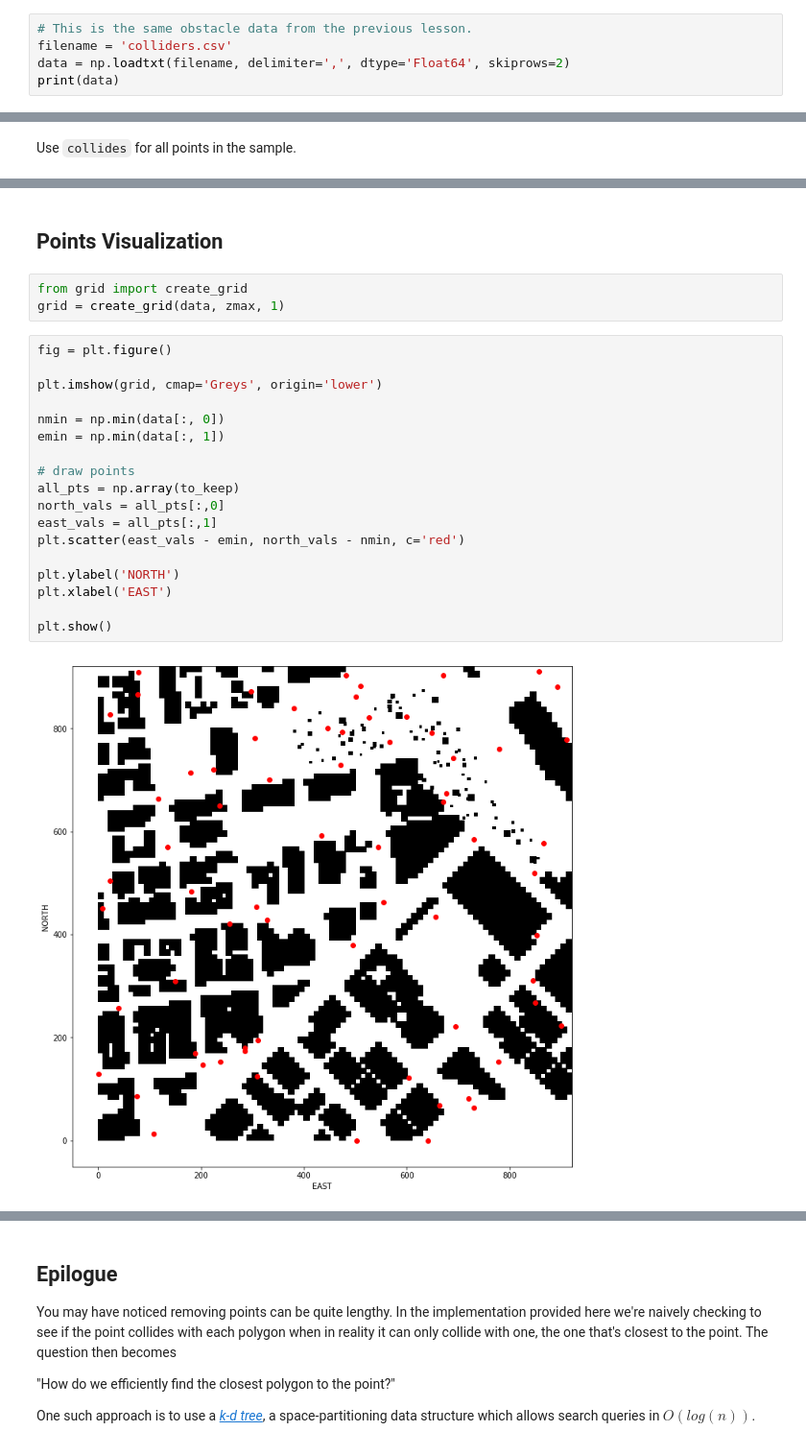
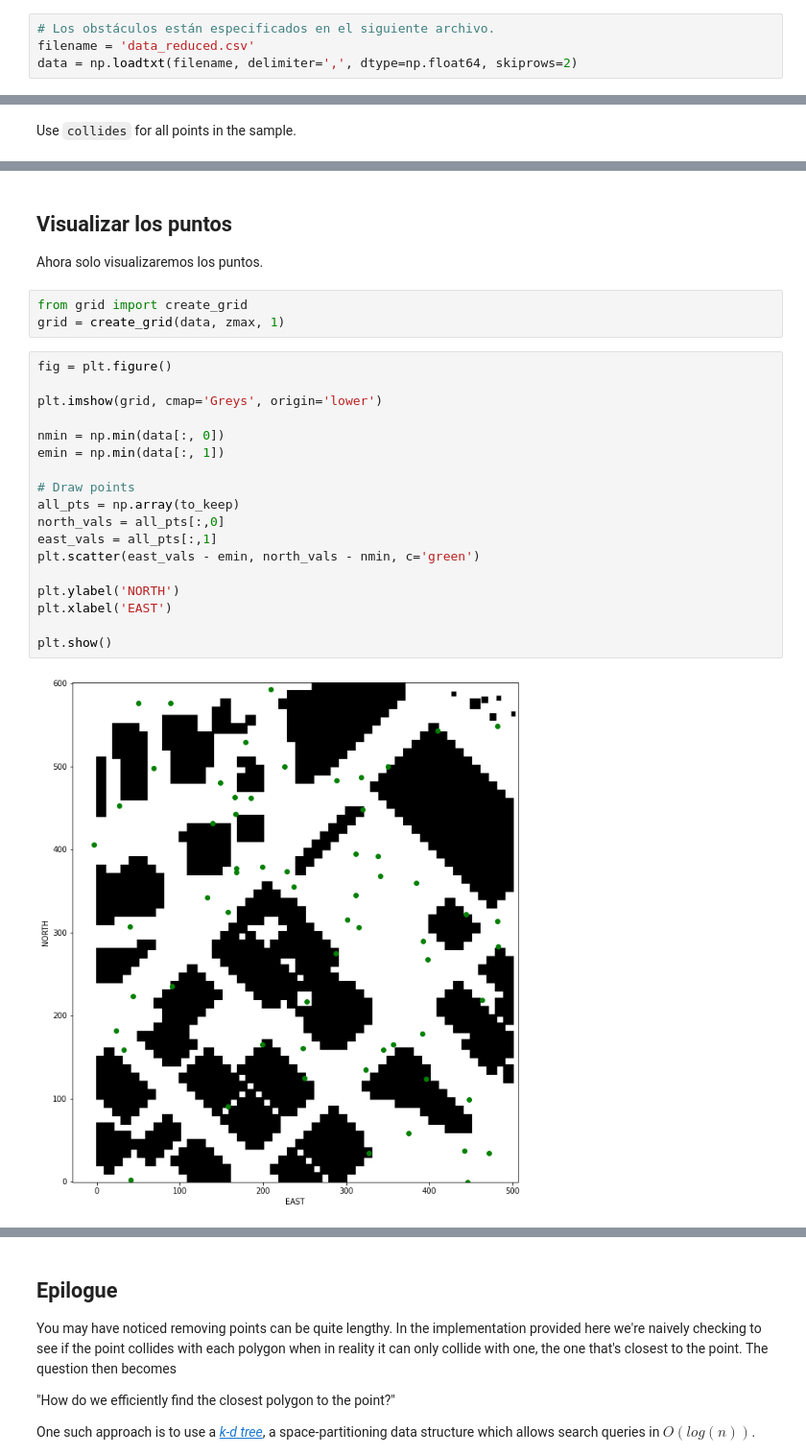
Before and after one commit to irvingvasquez/ra_programas, a Jupyter notebook: planif_basada_en_muestreo/02_random_sampling_misolucion.ipynb, the cells around one changed output, grey strips where cells are left out. Shown at 96% size. Drawn from its saved outputs; the diff is of its cells as text.

```diff
--- a/planif_basada_en_muestreo/02_random_sampling_misolucion.ipynb
+++ b/planif_basada_en_muestreo/02_random_sampling_misolucion.ipynb
@@ -22,5 +21,4 @@ plt.rcParams['figure.figsize'] = 12, 12
 # %%
-# This is the same obstacle data from the previous lesson.
-filename = 'colliders.csv'
-data = np.loadtxt(filename, delimiter=',', dtype='Float64', skiprows=2)
-print(data)
+# Los obstáculos están especificados en el siguiente archivo.
+filename = 'data_reduced.csv'
+data = np.loadtxt(filename, delimiter=',', dtype=np.float64, skiprows=2)
@@ -155,25 +141,27 @@ print(len(to_keep))
-# %% [markdown]
-## Points Visualization
+# %% [markdown]
+## Visualizar los puntos
+
+Ahora solo visualizaremos los puntos.
 # %%
 from grid import create_grid
 grid = create_grid(data, zmax, 1)
 # %%
 fig = plt.figure()
 
 plt.imshow(grid, cmap='Greys', origin='lower')
 
 nmin = np.min(data[:, 0])
 emin = np.min(data[:, 1])
 
-# draw points
+# Draw points
 all_pts = np.array(to_keep)
 north_vals = all_pts[:,0]
 east_vals = all_pts[:,1]
-plt.scatter(east_vals - emin, north_vals - nmin, c='red')
+plt.scatter(east_vals - emin, north_vals - nmin, c='green')
 
 plt.ylabel('NORTH')
 plt.xlabel('EAST')
 
 plt.show()
 # %% [output]
-[figure, old version]
+[figure, new version]
```
Also changed, not shown: parts of 19 cells of this notebook, 4 other files.
